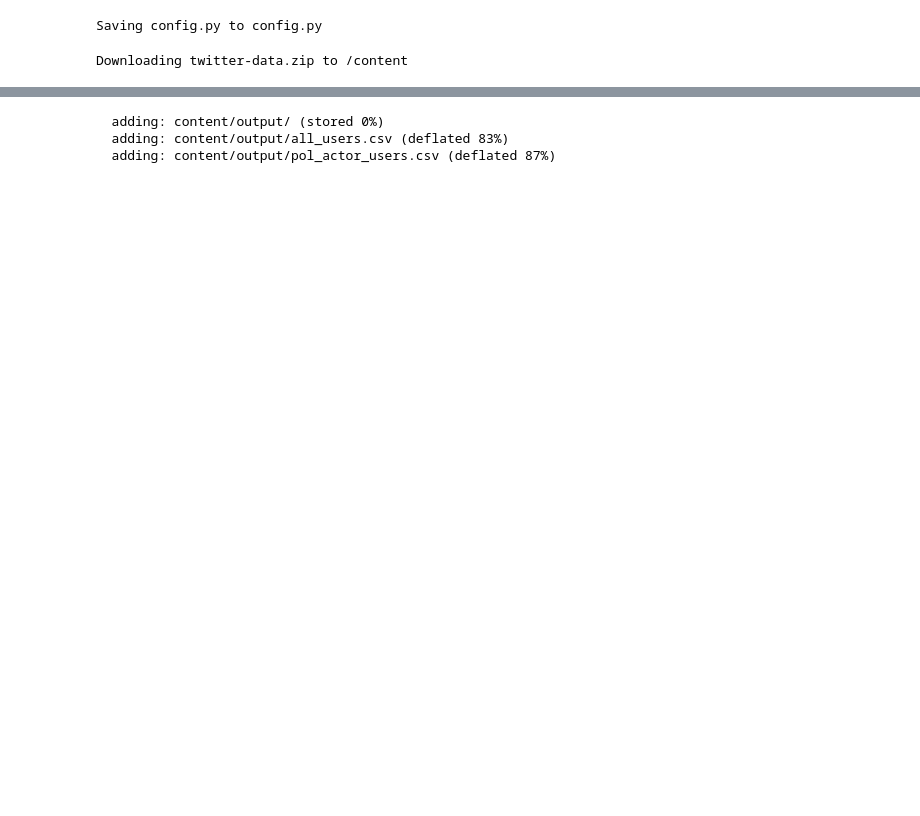
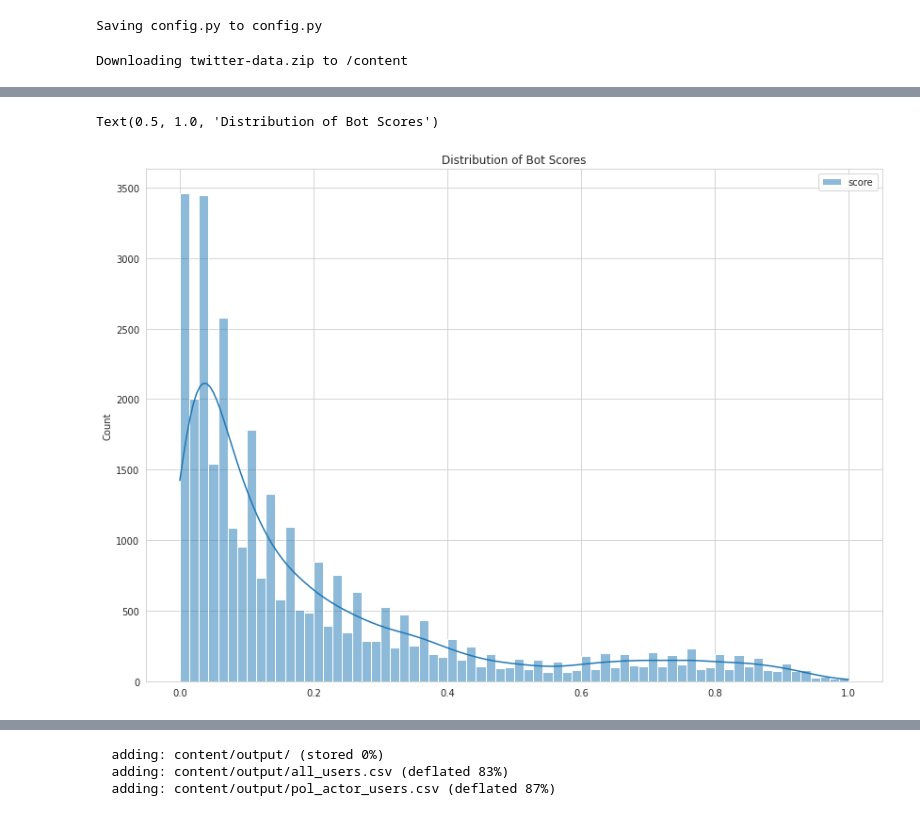
Before and after one commit to ab17254/dissertation, a Jupyter notebook: load_data.ipynb, the cells around one changed output, grey strips where cells are left out. Drawn from its saved outputs; the diff is of its cells as text; code cells hidden in the pictures; blank space fills up the shorter version.

```diff
--- a/load_data.ipynb
+++ b/load_data.ipynb
@@ -86,2 +83,11 @@ cand_data = pd.read_csv('/content/data/ge2017_cand_data/ge2017_cand_data.csv')
 # %%
 all_2019_df = pd.read_csv('/content/data/2019_all_twitter_data/2019_all_twitter_data.csv', encoding='cp1252')
+score_df = pd.read_csv('/content/botscores.txt', delimiter=',', header=None)
+score_df.columns = ['score', 'user']
+# %%
+fig, ax = plt.subplots(figsize=(14,10))
+sns.histplot(data=score_df, kde=True)
+ax.set_title('Distribution of Bot Scores')
+# %% [output]
+Text(0.5, 1.0, 'Distribution of Bot Scores')
+[figure, added]
```
Also changed, not shown: parts of 29 cells of this notebook.
